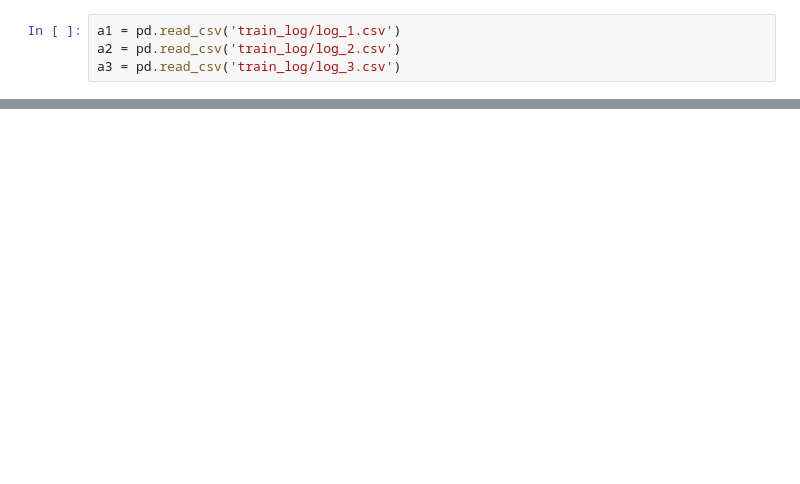
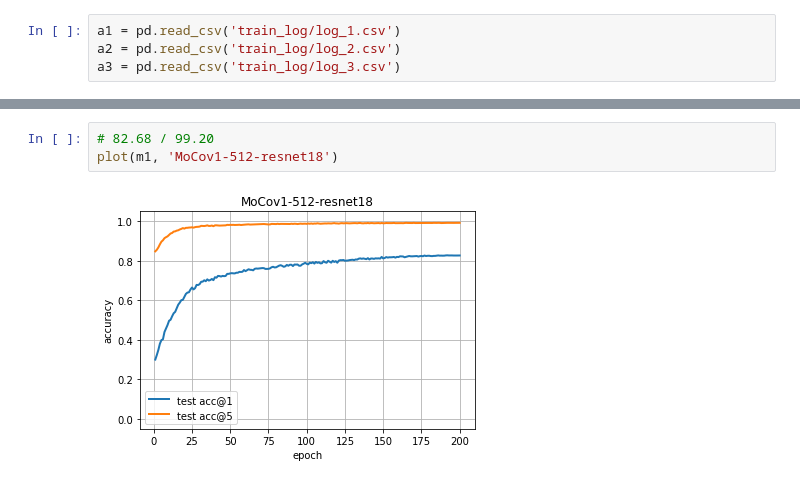
Before and after one commit to Cheng-Chen-NYU/cssl, a Jupyter notebook: illustrate.ipynb, the cells around one changed output, grey strips where cells are left out. Cells and saved outputs as stored; diff of their text form; blank space fills up the shorter version.

```diff
--- a/illustrate.ipynb
+++ b/illustrate.ipynb
@@ -37,0 +59,5 @@ plt.legend()
+# %%
+# 82.68 / 99.20
+plot(m1, 'MoCov1-512-resnet18')
+# %% [output]
+[figure, added]
```
Also changed, not shown: parts of 8 cells of this notebook, 4 other files.
